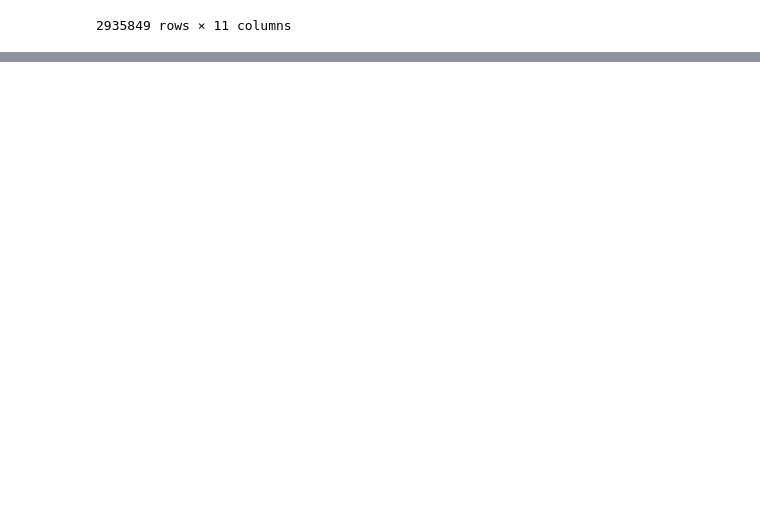
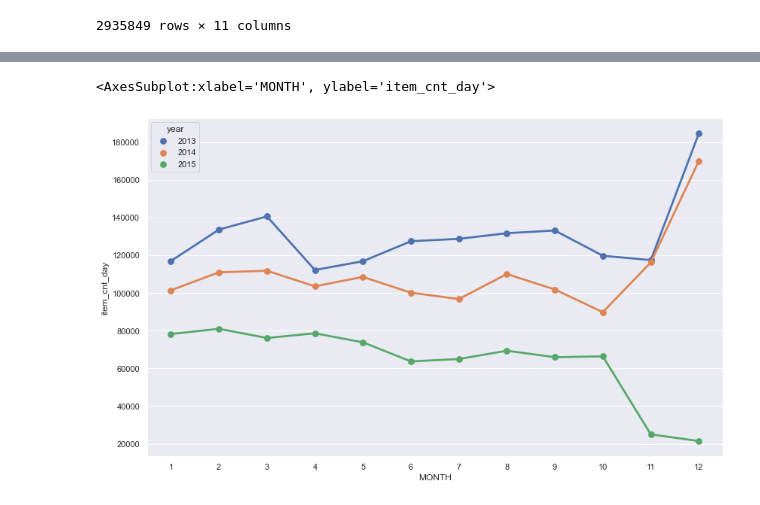
Before and after one commit to SabeehRaza-DS/FutureSales_Project, a Jupyter notebook: sales_prediction.ipynb, the cells around one changed output, grey strips where cells are left out. Cells and saved outputs as stored; diff of their text form; code cells hidden in the pictures; blank space fills up the shorter version.

```diff
--- a/sales_prediction.ipynb
+++ b/sales_prediction.ipynb
@@ -371,0 +426,12 @@ df_tr_data
+# %%
+sns.set(rc={'figure.figsize':(13.7,8.27)})
+#month_ = ["jan","feb","mar","apr","may","jun","jul","aug","sep","oct","nov","dec"]
+sns.pointplot(data=df_tr_data.groupby(['MONTH', 'year'])['item_cnt_day'].sum().reset_index(), x='MONTH', y='item_cnt_day', hue='year')
+
+#plt.title('Sales per month',fontsize=25)
+#plt.ylabel('# of Items',fontsize=20)
+#plt.xlabel('Month',fontsize=20)
+#plt.tick_params(labelsize=13)
+# %% [output]
+<AxesSubplot:xlabel='MONTH', ylabel='item_cnt_day'>
+[figure, added]
```
Also changed, not shown: parts of 11 cells of this notebook.
